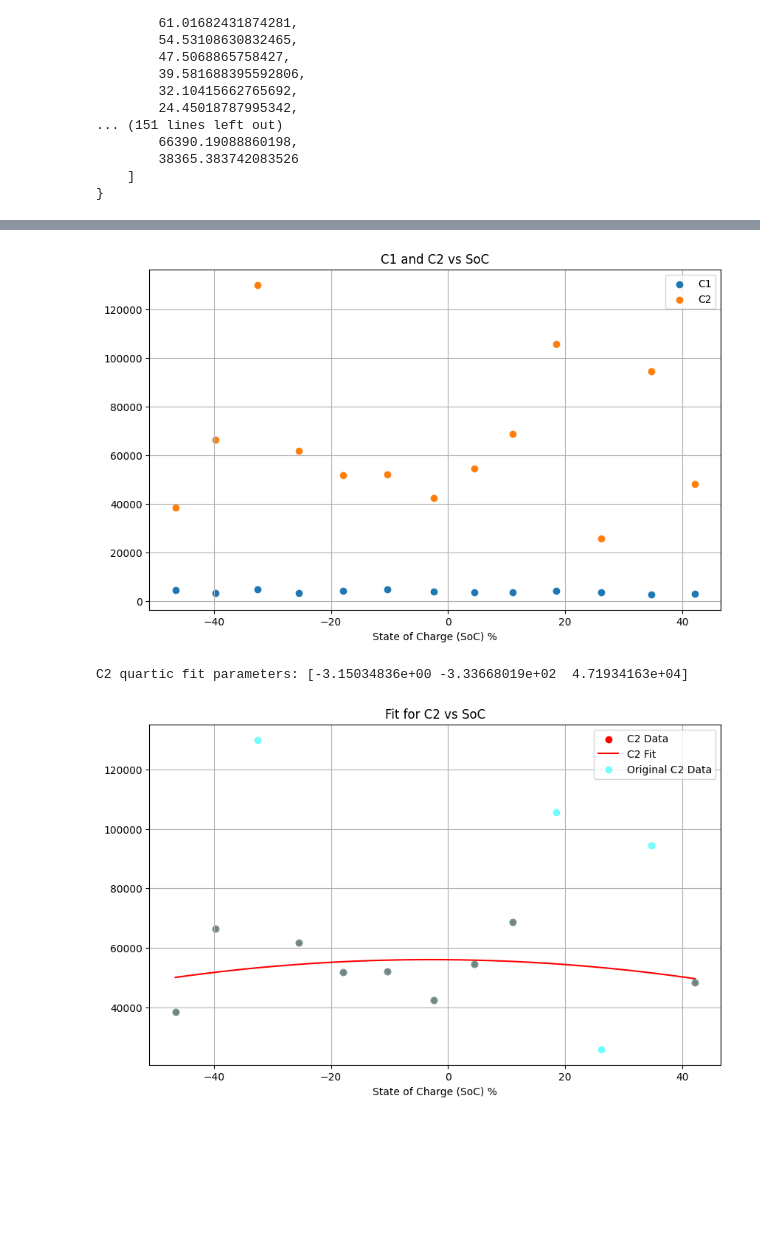
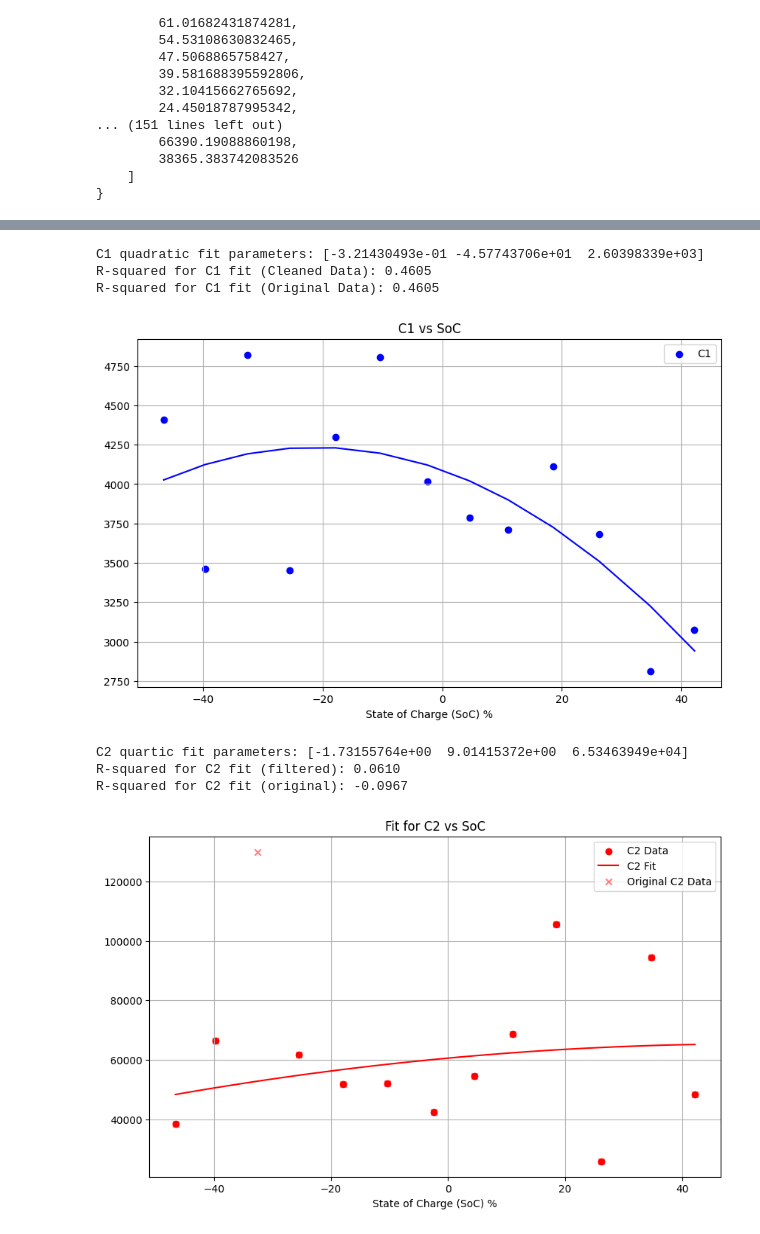
Before and after one commit to Inverated/Proa-II-Electrical-Setup, a Jupyter notebook: Calibration Data 2/Data/calibration_code/4.rc-curve-fit.ipynb, the cells around one changed output, grey strips where cells are left out. Saved outputs shown, nothing was run; the diff lists cells and outputs as text; code cells hidden in the pictures; blank space fills up the shorter version.

Commit message:
rc discharge data complete

```diff
--- a/Calibration Data 2/Data/calibration_code/4.rc-curve-fit.ipynb
+++ b/Calibration Data 2/Data/calibration_code/4.rc-curve-fit.ipynb
@@ -232,19 +229,17 @@ r2_cleaned = []
 r2_soc = []
 
 r0_index_to_drop = []
-for i in range(len(fitted_params_list["r0"])):
+r1_index_to_drop = []
+r2_index_to_drop = []
+for i in range(len(normalised_soc)):
     if i not in r0_index_to_drop:
         r0_cleaned.append(fitted_params_list["r0"][i])
         r0_soc.append(normalised_soc[i])
 
-r1_index_to_drop = [0]
-for i in range(len(fitted_params_list["r1"])):
     if i not in r1_index_to_drop:
         r1_cleaned.append(fitted_params_list["r1"][i])
         r1_soc.append(normalised_soc[i])
 
-r2_index_to_drop = [12]
-for i in range(len(fitted_params_list["r2"])):
     if i not in r2_index_to_drop:
         r2_cleaned.append(fitted_params_list["r2"][i])
         r2_soc.append(normalised_soc[i])
@@ -282,11 +428,31 @@ R2 quartic fit parameters: [-8.99443640e-07 -8.65703346e-05  6.52415758e-03]
 # %%
+c1_cleaned = []
+c1_soc = []
+
+c1_index_to_drop = []
+for i in range(len(normalised_soc)):
+    if i not in c1_index_to_drop:
+        c1_cleaned.append(fitted_params_list["c1"][i])
+        c1_soc.append(normalised_soc[i])
+
+CENTER = 50 # Shift center of graph at 50% SoC to origin
+c_model = lambda x, a, b, c: a * (x - CENTER)**2 + b * (x - CENTER)**1 + c
+
+c1_params, _ = curve_fit.curve_fit(c_model, c1_soc, c1_cleaned)
+print(f"C1 quadratic fit parameters: {c1_params}")
+print(f"R-squared for C1 fit (Cleaned Data): {r_squared(np.array(c1_soc), np.array(c1_cleaned), c_model, *c1_params):.4f}")
+print(f"R-squared for C1 fit (Original Data): {r_squared(np.array(normalised_soc), np.array(fitted_params_list['c1']), c_model, *c1_params):.4f}")
+
 plt.figure(figsize=(10, 6))
-plt.scatter(normalised_soc, fitted_params_list["c1"])
-plt.scatter(normalised_soc, fitted_params_list["c2"])
-plt.title('C1 and C2 vs SoC')
+plt.scatter(c1_soc, c1_cleaned, label='C1 Data', color='blue')
+plt.plot(np.array(c1_soc), c_model(np.array(c1_soc), *c1_params), label='C1 Fit', color='blue')
+plt.title('C1 vs SoC')
 plt.xlabel('State of Charge (SoC) %')
-plt.legend(['C1', 'C2'])
+plt.legend(['C1'])
 plt.grid()
 plt.show()
 # %% [output]
+C1 quadratic fit parameters: [-3.21430493e-01 -4.57743706e+01  2.60398339e+03]
+R-squared for C1 fit (Cleaned Data): 0.4605
+R-squared for C1 fit (Original Data): 0.4605
-[figure, old version]
+[figure, new version]
@@ -302,22 +459,31 @@ for i in range(len(fitted_params_list["c2"])):
 # %%
-CENTER = 50 # Shift center of graph at 50% SoC to origin
-c_model = lambda x, a, b, c: a * (x - CENTER)**2 + b * (x - CENTER)**1 + c
+c2_cleaned = []
+c2_soc = []
+
+c2_index_to_drop = [10]
+for i in range(len(fitted_params_list["c2"])):
+    if i not in c2_index_to_drop:
+        c2_cleaned.append(fitted_params_list["c2"][i])
+        c2_soc.append(normalised_soc[i])
 
 c2_params, _ = curve_fit.curve_fit(c_model, c2_soc, c2_cleaned)
 print(f"C2 quartic fit parameters: {c2_params}")
-
+print(f"R-squared for C2 fit (filtered): {r_squared(np.array(c2_soc), np.array(c2_cleaned), c_model, *c2_params):.4f}")
+print(f"R-squared for C2 fit (original): {r_squared(np.array(normalised_soc), np.array(fitted_params_list['c2']), c_model, *c2_params):.4f}")
 x_fit_c = np.linspace(min(c2_soc), max(c2_soc), 100)
 
 plt.figure(figsize=(10, 6))
 plt.scatter(c2_soc, c2_cleaned, label='C2 Data', color='red')
 plt.plot(x_fit_c, c_model(x_fit_c, *c2_params), label='C2 Fit', color='red')
-plt.scatter(normalised_soc, fitted_params_list["c2"], label='Original C2 Data', color='cyan', alpha=0.5)
+plt.scatter(normalised_soc, fitted_params_list["c2"], label='Original C2 Data', color='red', marker='x', alpha=0.5)
 plt.title('Fit for C2 vs SoC')
 plt.xlabel('State of Charge (SoC) %')
 plt.legend()
 plt.grid()
 plt.show()
 # %% [output]
-C2 quartic fit parameters: [-3.15034836e+00 -3.33668019e+02  4.71934163e+04]
+C2 quartic fit parameters: [-1.73155764e+00  9.01415372e+00  6.53463949e+04]
+R-squared for C2 fit (filtered): 0.0610
+R-squared for C2 fit (original): -0.0967
-[figure, old version]
+[figure, new version]
 # %%
```
Also changed, not shown: parts of 19 cells of this notebook, 33 other files.
